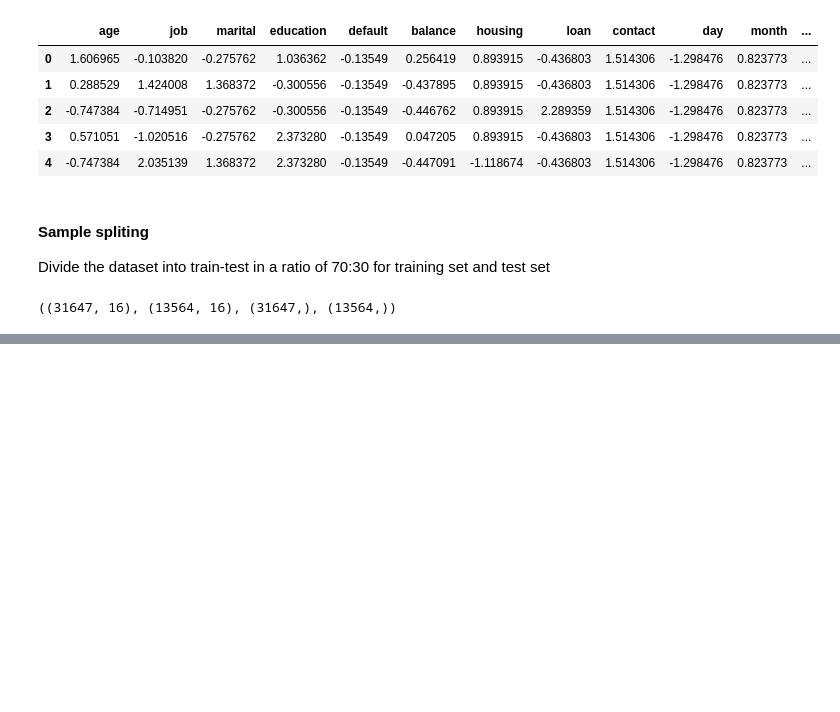
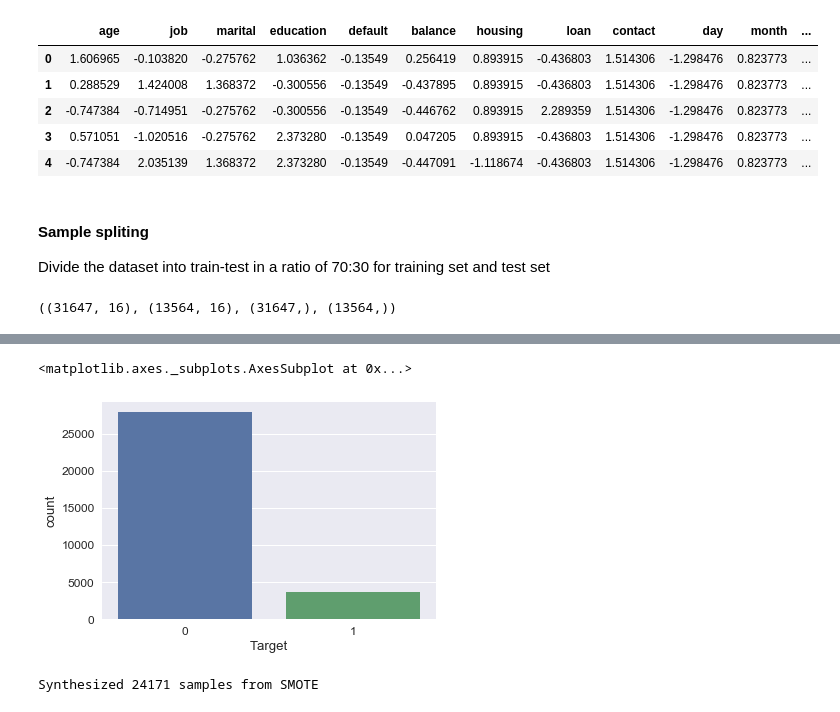
Before and after one commit to theakshaydas/PGP-AIML, a Jupyter notebook: CaseStudies/06-EnsembleMethod-TermDepositSale/Ensemble Methods - Term Deposit Sale.ipynb, the cells around one changed output, grey strips where cells are left out. Cells and saved outputs as stored; diff of their text form; code cells hidden in the pictures; blank space fills up the shorter version.

```diff
--- a/CaseStudies/06-EnsembleMethod-TermDepositSale/Ensemble Methods - Term Deposit Sale.ipynb
+++ b/CaseStudies/06-EnsembleMethod-TermDepositSale/Ensemble Methods - Term Deposit Sale.ipynb
@@ -425,7 +360,6 @@ Most of the Machine Learning algorithms are only good at numbers. So, in order t
 LabelEncoder() encodes labels with a value between 0 and (n-1) where n is the number of distinct labels in a column. If a label repeats, it assigns the same value to it as assigned earlier.
 # %%
 # Convert all the categorical columns to numerical
-tds=pd.read_csv('bank-full.csv')
 le = LabelEncoder()
 for col in categ_cols:
     tds[col] = le.fit_transform(tds[col])
@@ -460,9 +394,9 @@ StandardScaler() will normalize the features so that each column/feature/variabl
 X = tds.drop('Target', axis=1)
 y = tds.Target
 sc = StandardScaler()
-scaled_data = sc.fit_transform(X)
-scaled_data = pd.DataFrame(scaled_data, columns=X.columns)
-scaled_data.head()
+X_scaled = sc.fit_transform(X)
+X_scaled = pd.DataFrame(X_scaled, columns=X.columns)
+X_scaled.head()
 # %% [output]
 |  | age | job | marital | education | default | balance | housing | loan | contact | day | month | ... |
 | 0 | 1.606965 | -0.103820 | -0.275762 | 1.036362 | -0.13549 | 0.256419 | 0.893915 | -0.436803 | 1.514306 | -1.298476 | 0.823773 | ... |
@@ -474,7 +408,7 @@ scaled_data.head()
 #### Sample spliting
 Divide the dataset into train-test in a ratio of 70:30 for training set and test set
 # %%
-X_train, X_test, y_train, y_test = train_test_split(scaled_data, y, test_size=0.3, random_state=1)
+X_train, X_test, y_train, y_test = train_test_split(X_scaled, y, test_size=0.3, random_state=1)
 X_train.shape, X_test.shape, y_train.shape, y_test.shape
 # %% [output]
 ((31647, 16), (13564, 16), (31647,), (13564,))
@@ -480,0 +421,12 @@ X_train.shape, X_test.shape, y_train.shape, y_test.shape
+# %%
+# Check the frequency distribution of 'No (0)' vs 'Yes (1)' before applying SMOTE
+sns.countplot(y_train)
+# %% [output]
+<matplotlib.axes._subplots.AxesSubplot at 0x...>
+[figure, added]
+# %%
+sm = SMOTE(random_state=1)
+X_train_resample, y_train_resample = sm.fit_resample(X_train, y_train)
+print('Synthesized %d samples from SMOTE' % (len(y_train_resample) - len(y_train)))
+# %% [output]
+Synthesized 24171 samples from SMOTE
```
Also changed, not shown: parts of 38 cells of this notebook, 1 other file.
